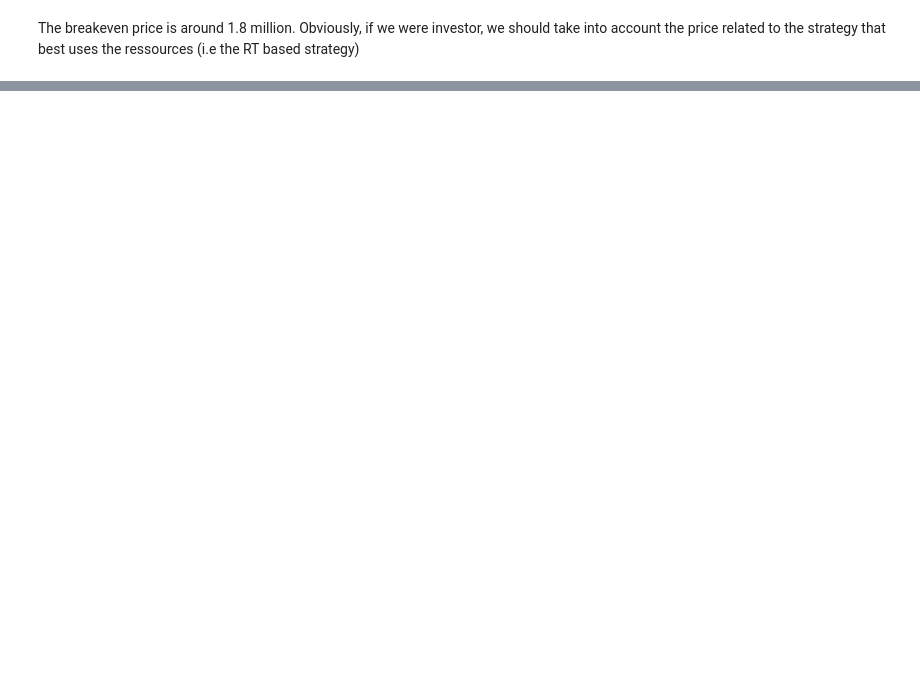
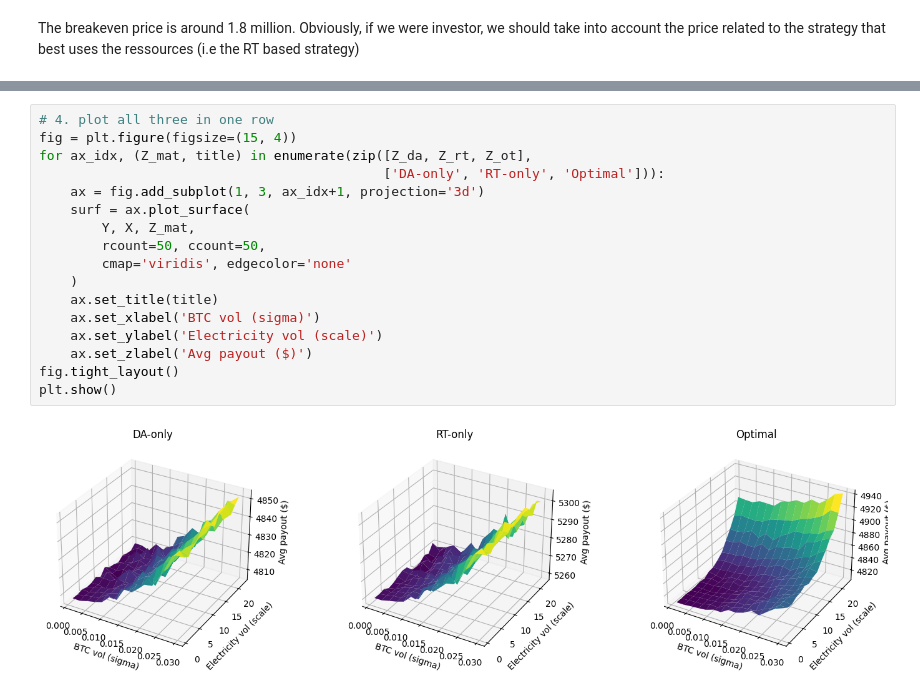
Before and after one commit to sxcben/Financing_Grid_final_project, a Jupyter notebook: code/Benjamin_test.ipynb, the cells around one changed output, grey strips where cells are left out. Cells and saved outputs as stored; diff of their text form; blank space fills up the shorter version.

Commit message:
3d plots

```diff
--- a/code/Benjamin_test.ipynb
+++ b/code/Benjamin_test.ipynb
@@ -651,0 +714,19 @@ The breakeven price is around 1.8 million. Obviously, if we were investor, we sh
+# %%
+# 4. plot all three in one row
+fig = plt.figure(figsize=(15, 4))
+for ax_idx, (Z_mat, title) in enumerate(zip([Z_da, Z_rt, Z_ot],
+                                            ['DA-only', 'RT-only', 'Optimal'])):
+    ax = fig.add_subplot(1, 3, ax_idx+1, projection='3d')
+    surf = ax.plot_surface(
+        Y, X, Z_mat,
+        rcount=50, ccount=50,
+        cmap='viridis', edgecolor='none'
+    )
+    ax.set_title(title)
+    ax.set_xlabel('BTC vol (sigma)')
+    ax.set_ylabel('Electricity vol (scale)')
+    ax.set_zlabel('Avg payout ($)')
+fig.tight_layout()
+plt.show()
+# %% [output]
+[figure, added]
```
Also changed, not shown: parts of 11 cells of this notebook.
